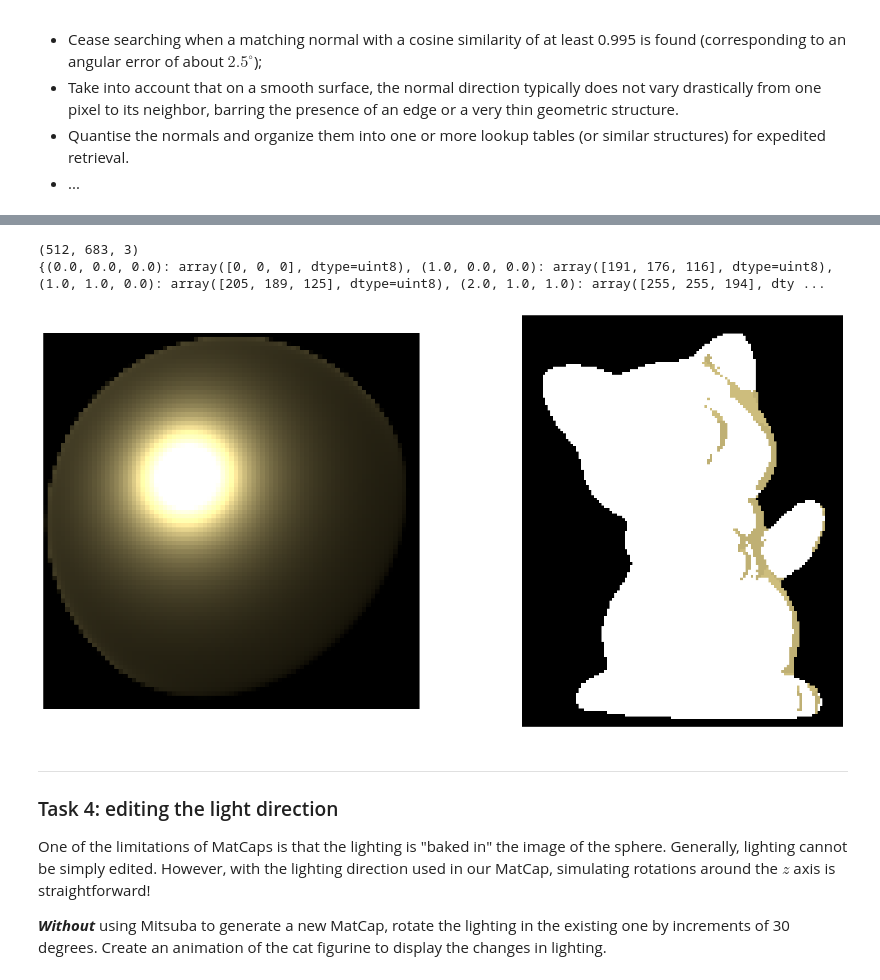
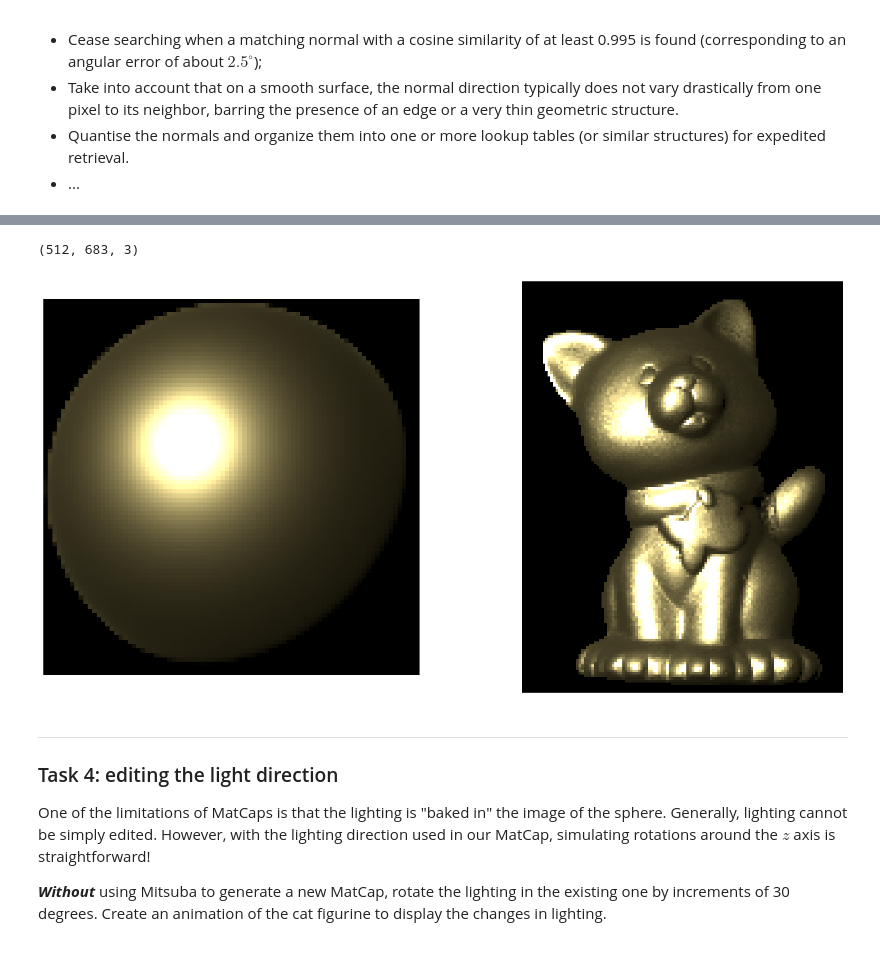
Before and after one commit to jjzsilva9/vico, a Jupyter notebook: VICO_Practical_Week_6_2024.ipynb, the cells around one changed output, grey strips where cells are left out. Drawn from its saved outputs; the diff is of its cells as text; code cells hidden in the pictures.

```diff
--- a/VICO_Practical_Week_6_2024.ipynb
+++ b/VICO_Practical_Week_6_2024.ipynb
@@ -157,49 +163,55 @@ downsampling_factor_matcap = 4
 sphere_mask = sphere_mask[86:425:downsampling_factor_matcap, 172:510:downsampling_factor_matcap];
 matcap = matcap[86:425:downsampling_factor_matcap, 172:510:downsampling_factor_matcap];
 sphere_normal_map = sphere_normal_map[86:425:downsampling_factor_matcap, 172:510:downsampling_factor_matcap];
 
 # We can downsample the cat normal map and mask too. Clearly, the rendered image will also be downsampled by the same factor.
 downsampling_factor_cat = 4
 cat_normal_map = cat_normal_map[0:cat_normal_map.shape[0]:downsampling_factor_cat, 0:cat_normal_map.shape[1]:downsampling_factor_cat]
 cat_mask = cat_mask[0:cat_mask.shape[0]:downsampling_factor_cat, 0:cat_mask.shape[1]:downsampling_factor_cat]
 
-sphere_normal_dic = {}
-
-for row in range(0, sphere_normal_map.shape[0]):
-  for col in range(0, sphere_normal_map.shape[0]):
-    sphere_normal_dic[tuple(np.round(sphere_normal_map[row][col]))] = matcap[row][col]
 # the "rendered" image will be stored here
 rendered_cat = np.zeros((cat_normal_map.shape[0],cat_normal_map.shape[1],3))
-print(sphere_normal_dic)
+
+
+best_match = 0.995
+
 for row in range(0,cat_normal_map.shape[0]):
   for col in range(0,cat_normal_map.shape[1]):
     if cat_mask[row,col]:
 
       # intitialise the variables to keep track of the best matching normal direction
-      best_match = -1
+
       # we need to keep track of the pixel location where the best matching normal has been found
       best_match_row = -1
       best_match_col = -1
-      # your code goes here
-      #print(cat_normal_map[row][col])
-      if tuple(np.round(cat_normal_map[row][col])) in sphere_normal_dic:
-        rendered_cat[row,col,:] = sphere_normal_dic[tuple(np.round(cat_normal_map[row][col]))]
-      else:
-        rendered_cat[row, col,:] = [255,255,255]
-
+      good_match_found = 0
+      srow = 0
+      while (srow < sphere_normal_map.shape[0]) and (not good_match_found):
+        scol = 0
+        while (scol < sphere_normal_map.shape[1]) and (not good_match_found):
+          if sphere_mask[srow,scol]:
+            n_s = cat_normal_map[row,col,:]
+            # the following equation accounts for the fact that the normal direction is already normalised, therefore the denominator of the cosine similarity is equal to 1 and can be skipped.
+            similarity = cat_normal_map[row,col,0]*sphere_normal_map[srow,scol,0]+cat_normal_map[row,col,1]*sphere_normal_map[srow,scol,1]+cat_normal_map[row,col,2]*sphere_normal_map[srow,scol,2]
+            if similarity >= best_match:
+              best_match_row = srow
+              best_match_col = scol
+              good_match_found = 1
+          scol += 1
+        srow += 1
+      rendered_cat[row,col,:] = matcap[best_match_row,best_match_col,:]
 
 
 fig, axes = plt.subplots(1, 2, figsize=(20, 10))
 axes[0].imshow(matcap)
 # the following line assumes you saved the matcap as a 8bit tonemapped rgb image
 axes[1].imshow(rendered_cat/255)
 axes[0].axis('off')
 axes[1].axis('off')
 plt.show()
 # %% [output]
 (512, 683, 3)
-{(0.0, 0.0, 0.0): array([0, 0, 0], dtype=uint8), (1.0, 0.0, 0.0): array([191, 176, 116], dtype=uint8), (1.0, 1.0, 0.0): array([205, 189, 125], dtype=uint8), (2.0, 1.0, 1.0): array([255, 255, 194], dty ...
-[figure, old version]
+[figure, new version]
 # %% [markdown]
 
 ---
```
Also changed, not shown: parts of 3 cells of this notebook.
